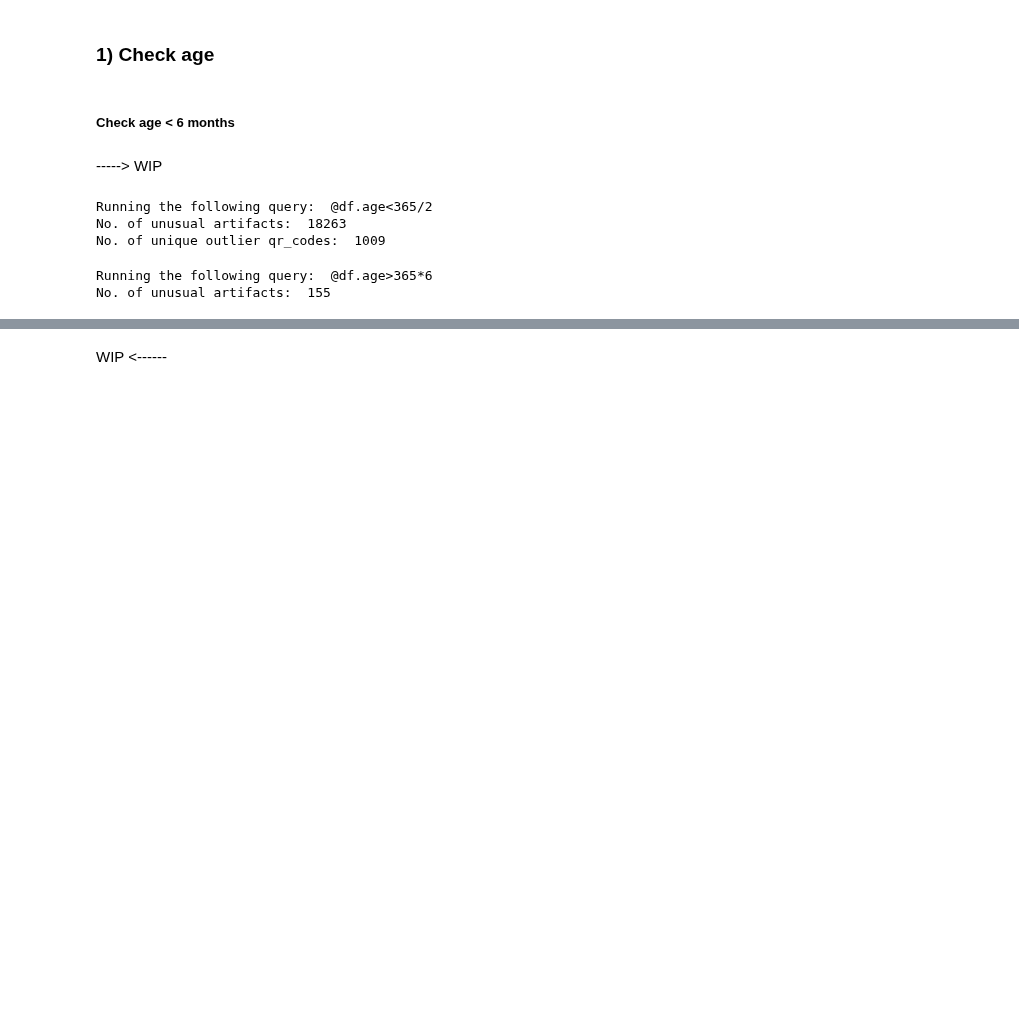
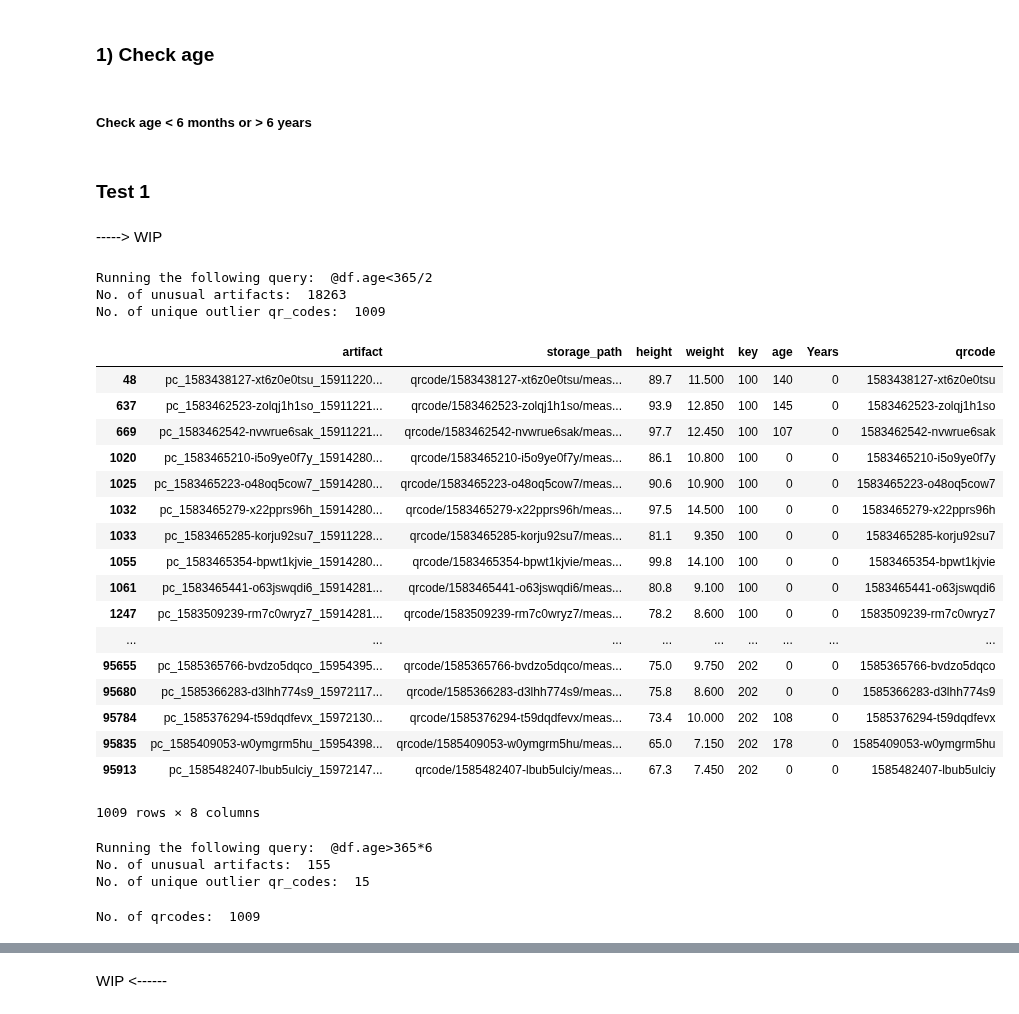
Before and after one commit to Welthungerhilfe/cgm-ml, a Jupyter notebook: src/data_utils/dataset_EDA/anon-depthmap-95k/EDA_anon-depthmap-95k.ipynb, the cells around one changed output, grey strips where cells are left out. Cells and saved outputs as stored; diff of their text form; code cells hidden in the pictures; blank space fills up the shorter version.

Commit message:
get feedback on functions find_outliers

```diff
--- a/src/data_utils/dataset_EDA/anon-depthmap-95k/EDA_anon-depthmap-95k.ipynb
+++ b/src/data_utils/dataset_EDA/anon-depthmap-95k/EDA_anon-depthmap-95k.ipynb
@@ -154,13 +154,15 @@ artifacts.describe()
 # %% [markdown]
 ### 1) Check age
 # %% [markdown]
-##### Check age < 6 months
+##### Check age < 6 months or  > 6 years
+# %% [markdown]
+### Test 1
 # %% [markdown]
 -----> WIP
 # %%
 # first test with function, WIP
 
-def find_outlier_qrcodes(df: pd.DataFrame, column: str, condition: str):
+def find_outlier_qrcodes(df: pd.DataFrame, column: str, condition: str) -> pd.DataFrame:
     combineCondition = '@df.'+column+condition
     print("Running the following query: ", combineCondition)
     outlier_artifacts = df.query(combineCondition)
@@ -171,12 +180,35 @@ def find_outlier_qrcodes(df: pd.DataFrame, column: str, condition: str):
 # %%
-outlier_age_min = find_outlier_qrcodes(artifacts, 'age', '<365/2')
-outlier_age_min.head()
+#outlier_age_min = find_outlier_qrcodes(artifacts, 'age', '<365/2')
+find_outlier_qrcodes(artifacts, 'age', '<365/2')
 # %% [output]
 Running the following query:  @df.age<365/2
 No. of unusual artifacts:  18263
 No. of unique outlier qr_codes:  1009
+|  | artifact | storage_path | height | weight | key | age | Years | qrcode |
+| 48 | pc_1583438127-xt6z0e0tsu_15911220... | qrcode/1583438127-xt6z0e0tsu/meas... | 89.7 | 11.500 | 100 | 140 | 0 | 1583438127-xt6z0e0tsu |
+| 637 | pc_1583462523-zolqj1h1so_15911221... | qrcode/1583462523-zolqj1h1so/meas... | 93.9 | 12.850 | 100 | 145 | 0 | 1583462523-zolqj1h1so |
+| 669 | pc_1583462542-nvwrue6sak_15911221... | qrcode/1583462542-nvwrue6sak/meas... | 97.7 | 12.450 | 100 | 107 | 0 | 1583462542-nvwrue6sak |
+| 1020 | pc_1583465210-i5o9ye0f7y_15914280... | qrcode/1583465210-i5o9ye0f7y/meas... | 86.1 | 10.800 | 100 | 0 | 0 | 1583465210-i5o9ye0f7y |
+| 1025 | pc_1583465223-o48oq5cow7_15914280... | qrcode/1583465223-o48oq5cow7/meas... | 90.6 | 10.900 | 100 | 0 | 0 | 1583465223-o48oq5cow7 |
+| 1032 | pc_1583465279-x22pprs96h_15914280... | qrcode/1583465279-x22pprs96h/meas... | 97.5 | 14.500 | 100 | 0 | 0 | 1583465279-x22pprs96h |
+| 1033 | pc_1583465285-korju92su7_15911228... | qrcode/1583465285-korju92su7/meas... | 81.1 | 9.350 | 100 | 0 | 0 | 1583465285-korju92su7 |
+| 1055 | pc_1583465354-bpwt1kjvie_15914280... | qrcode/1583465354-bpwt1kjvie/meas... | 99.8 | 14.100 | 100 | 0 | 0 | 1583465354-bpwt1kjvie |
+| 1061 | pc_1583465441-o63jswqdi6_15914281... | qrcode/1583465441-o63jswqdi6/meas... | 80.8 | 9.100 | 100 | 0 | 0 | 1583465441-o63jswqdi6 |
+| 1247 | pc_1583509239-rm7c0wryz7_15914281... | qrcode/1583509239-rm7c0wryz7/meas... | 78.2 | 8.600 | 100 | 0 | 0 | 1583509239-rm7c0wryz7 |
+| ... | ... | ... | ... | ... | ... | ... | ... | ... |
+| 95655 | pc_1585365766-bvdzo5dqco_15954395... | qrcode/1585365766-bvdzo5dqco/meas... | 75.0 | 9.750 | 202 | 0 | 0 | 1585365766-bvdzo5dqco |
+| 95680 | pc_1585366283-d3lhh774s9_15972117... | qrcode/1585366283-d3lhh774s9/meas... | 75.8 | 8.600 | 202 | 0 | 0 | 1585366283-d3lhh774s9 |
+| 95784 | pc_1585376294-t59dqdfevx_15972130... | qrcode/1585376294-t59dqdfevx/meas... | 73.4 | 10.000 | 202 | 108 | 0 | 1585376294-t59dqdfevx |
+| 95835 | pc_1585409053-w0ymgrm5hu_15954398... | qrcode/1585409053-w0ymgrm5hu/meas... | 65.0 | 7.150 | 202 | 178 | 0 | 1585409053-w0ymgrm5hu |
+| 95913 | pc_1585482407-lbub5ulciy_15972147... | qrcode/1585482407-lbub5ulciy/meas... | 67.3 | 7.450 | 202 | 0 | 0 | 1585482407-lbub5ulciy |
+1009 rows × 8 columns
 # %%
 outlier_age_max = find_outlier_qrcodes(artifacts, 'age', '>365*6')
 # %% [output]
 Running the following query:  @df.age>365*6
 No. of unusual artifacts:  155
+No. of unique outlier qr_codes:  15
+# %%
+qrs_age_min = get_qrcodes(outlier_age_min)
+# %% [output]
+No. of qrcodes:  1009
```
Also changed, not shown: parts of 25 cells of this notebook.
